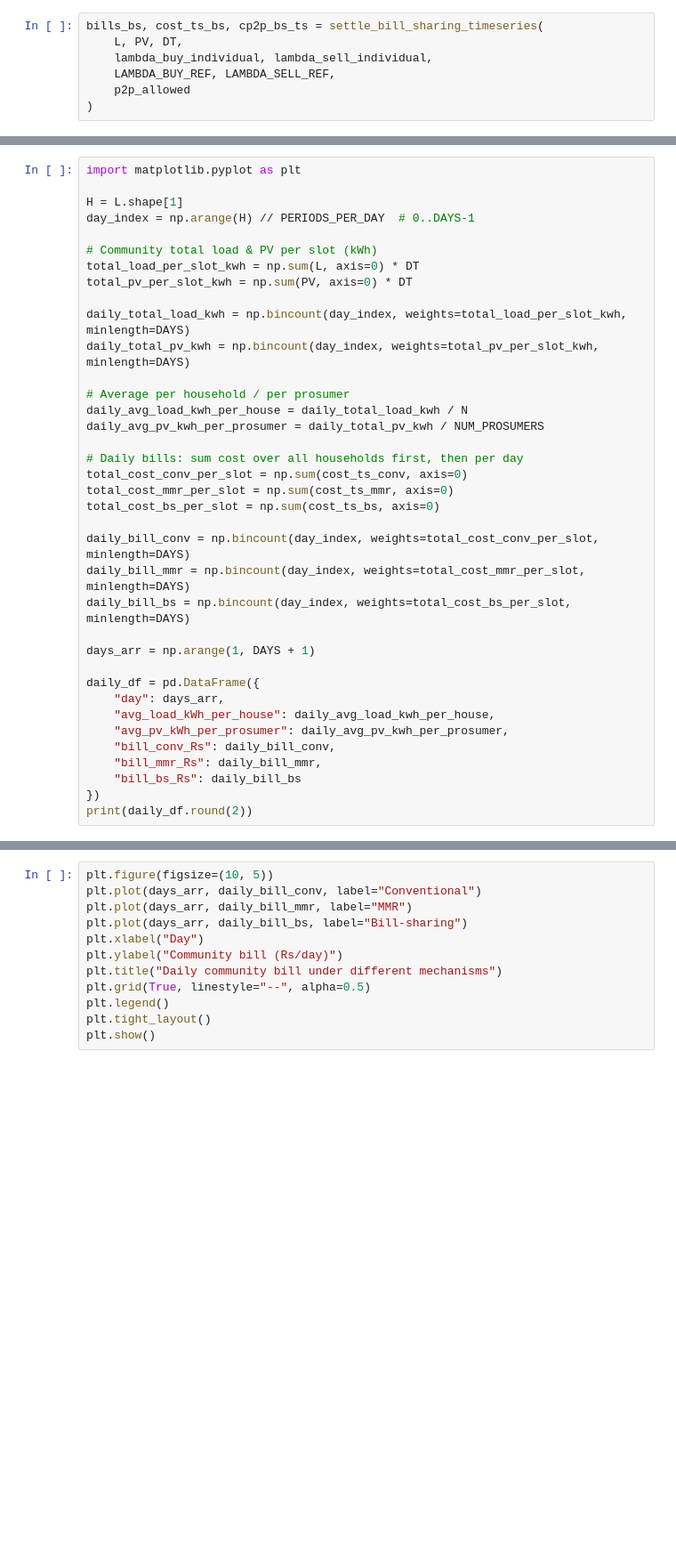
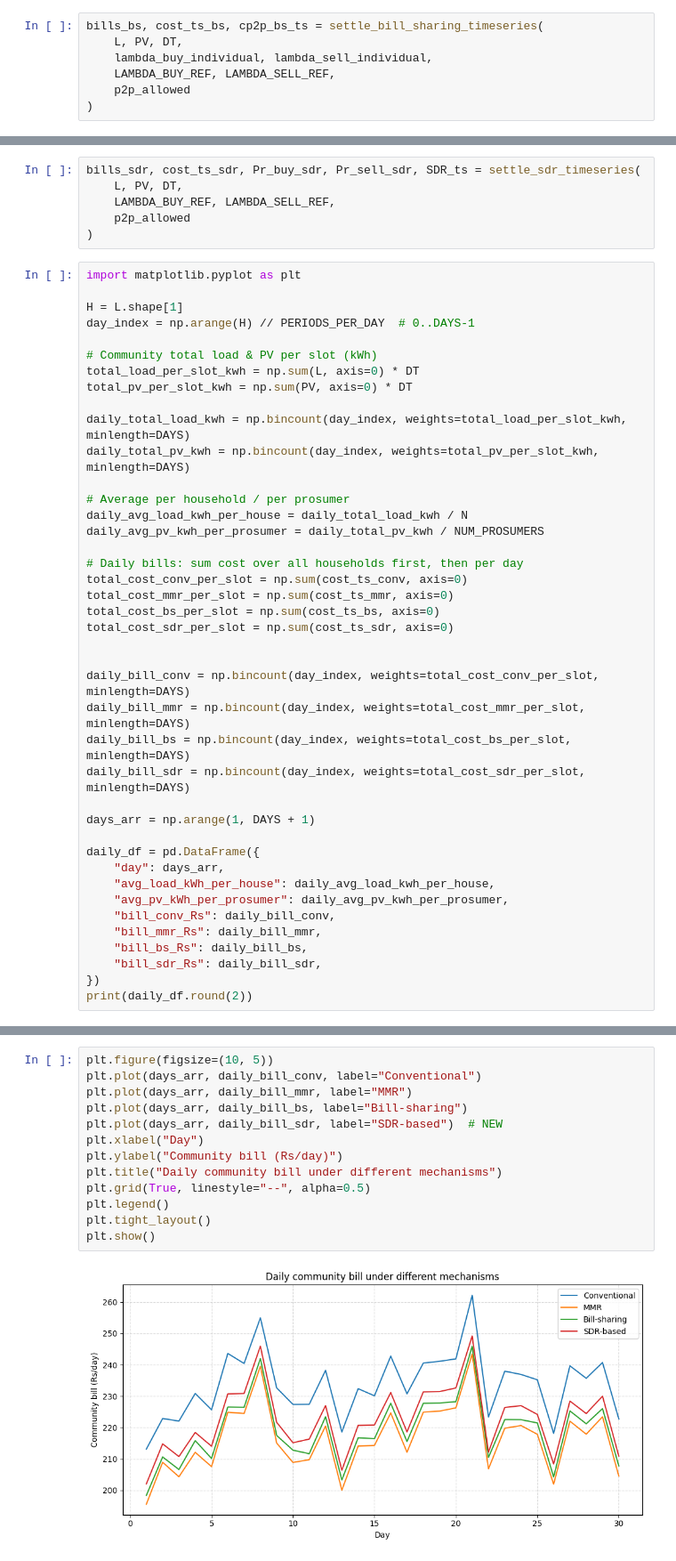
Before and after one commit to Dysfunctional-Human/P2P-Pricing, a Jupyter notebook: toySystem.ipynb, the cells around one changed output, grey strips where cells are left out. Shown at 89% size. Saved outputs shown, nothing was run; the diff lists cells and outputs as text; blank space fills up the shorter version.

```diff
--- a/toySystem.ipynb
+++ b/toySystem.ipynb
@@ -424,3 +543,9 @@ bills_bs, cost_ts_bs, cp2p_bs_ts = settle_bill_sharing_timeseries(
+# %%
+bills_sdr, cost_ts_sdr, Pr_buy_sdr, Pr_sell_sdr, SDR_ts = settle_sdr_timeseries(
+    L, PV, DT,
+    LAMBDA_BUY_REF, LAMBDA_SELL_REF,
+    p2p_allowed
+)
 # %%
 import matplotlib.pyplot as plt
 
@@ -442,10 +567,13 @@ daily_avg_pv_kwh_per_prosumer = daily_total_pv_kwh / NUM_PROSUMERS
 total_cost_conv_per_slot = np.sum(cost_ts_conv, axis=0)
 total_cost_mmr_per_slot = np.sum(cost_ts_mmr, axis=0)
 total_cost_bs_per_slot = np.sum(cost_ts_bs, axis=0)
+total_cost_sdr_per_slot = np.sum(cost_ts_sdr, axis=0)
+
 
 daily_bill_conv = np.bincount(day_index, weights=total_cost_conv_per_slot, minlength=DAYS)
 daily_bill_mmr = np.bincount(day_index, weights=total_cost_mmr_per_slot, minlength=DAYS)
 daily_bill_bs = np.bincount(day_index, weights=total_cost_bs_per_slot, minlength=DAYS)
+daily_bill_sdr = np.bincount(day_index, weights=total_cost_sdr_per_slot, minlength=DAYS)
 
 days_arr = np.arange(1, DAYS + 1)
 
@@ -455,6 +583,7 @@ daily_df = pd.DataFrame({
     "avg_pv_kWh_per_prosumer": daily_avg_pv_kwh_per_prosumer,
     "bill_conv_Rs": daily_bill_conv,
     "bill_mmr_Rs": daily_bill_mmr,
-    "bill_bs_Rs": daily_bill_bs
+    "bill_bs_Rs": daily_bill_bs,
+    "bill_sdr_Rs": daily_bill_sdr,
 })
 print(daily_df.round(2))
@@ -472,12 +621,15 @@ plt.show()
 # %%
 plt.figure(figsize=(10, 5))
 plt.plot(days_arr, daily_bill_conv, label="Conventional")
 plt.plot(days_arr, daily_bill_mmr, label="MMR")
 plt.plot(days_arr, daily_bill_bs, label="Bill-sharing")
+plt.plot(days_arr, daily_bill_sdr, label="SDR-based")  # NEW
 plt.xlabel("Day")
 plt.ylabel("Community bill (Rs/day)")
 plt.title("Daily community bill under different mechanisms")
 plt.grid(True, linestyle="--", alpha=0.5)
 plt.legend()
 plt.tight_layout()
 plt.show()
+# %% [output]
+[figure, added]
```
Also changed, not shown: parts of 3 cells of this notebook.
